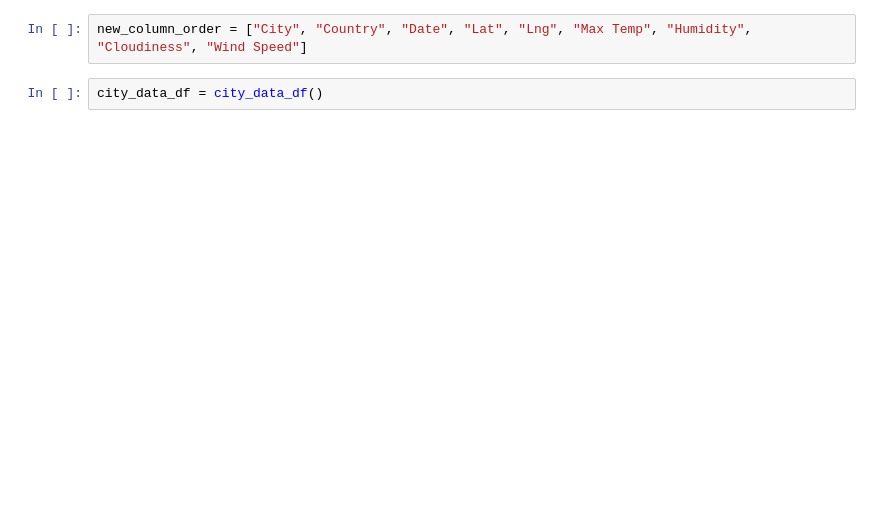
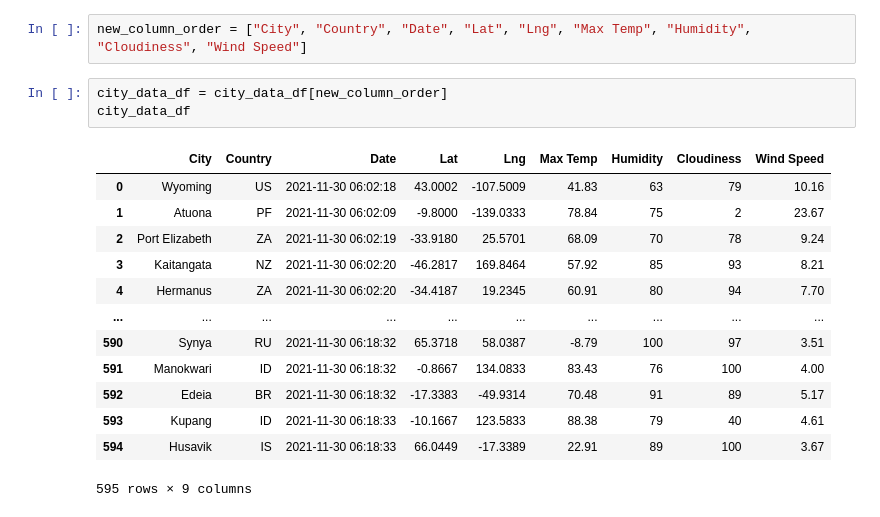
Before and after one commit to Byankap/World_Weather_Analysis, a Jupyter notebook: WeatherPy.ipynb, the cells around one changed output. Saved outputs shown, nothing was run; the diff lists cells and outputs as text; blank space fills up the shorter version.

```diff
--- a/WeatherPy.ipynb
+++ b/WeatherPy.ipynb
@@ -166,4 +160,19 @@ city_data_df.head(10)
 # %%
 new_column_order = ["City", "Country", "Date", "Lat", "Lng", "Max Temp", "Humidity", "Cloudiness", "Wind Speed"]
 # %%
-city_data_df = city_data_df()
+city_data_df = city_data_df[new_column_order]
+city_data_df
+# %% [output]
+|  | City | Country | Date | Lat | Lng | Max Temp | Humidity | Cloudiness | Wind Speed |
+| 0 | Wyoming | US | 2021-11-30 06:02:18 | 43.0002 | -107.5009 | 41.83 | 63 | 79 | 10.16 |
+| 1 | Atuona | PF | 2021-11-30 06:02:09 | -9.8000 | -139.0333 | 78.84 | 75 | 2 | 23.67 |
+| 2 | Port Elizabeth | ZA | 2021-11-30 06:02:19 | -33.9180 | 25.5701 | 68.09 | 70 | 78 | 9.24 |
+| 3 | Kaitangata | NZ | 2021-11-30 06:02:20 | -46.2817 | 169.8464 | 57.92 | 85 | 93 | 8.21 |
+| 4 | Hermanus | ZA | 2021-11-30 06:02:20 | -34.4187 | 19.2345 | 60.91 | 80 | 94 | 7.70 |
+| ... | ... | ... | ... | ... | ... | ... | ... | ... | ... |
+| 590 | Synya | RU | 2021-11-30 06:18:32 | 65.3718 | 58.0387 | -8.79 | 100 | 97 | 3.51 |
+| 591 | Manokwari | ID | 2021-11-30 06:18:32 | -0.8667 | 134.0833 | 83.43 | 76 | 100 | 4.00 |
+| 592 | Edeia | BR | 2021-11-30 06:18:32 | -17.3383 | -49.9314 | 70.48 | 91 | 89 | 5.17 |
+| 593 | Kupang | ID | 2021-11-30 06:18:33 | -10.1667 | 123.5833 | 88.38 | 79 | 40 | 4.61 |
+| 594 | Husavik | IS | 2021-11-30 06:18:33 | 66.0449 | -17.3389 | 22.91 | 89 | 100 | 3.67 |
+595 rows × 9 columns
```
Also changed, not shown: parts of 14 cells of this notebook, 6 other files.
